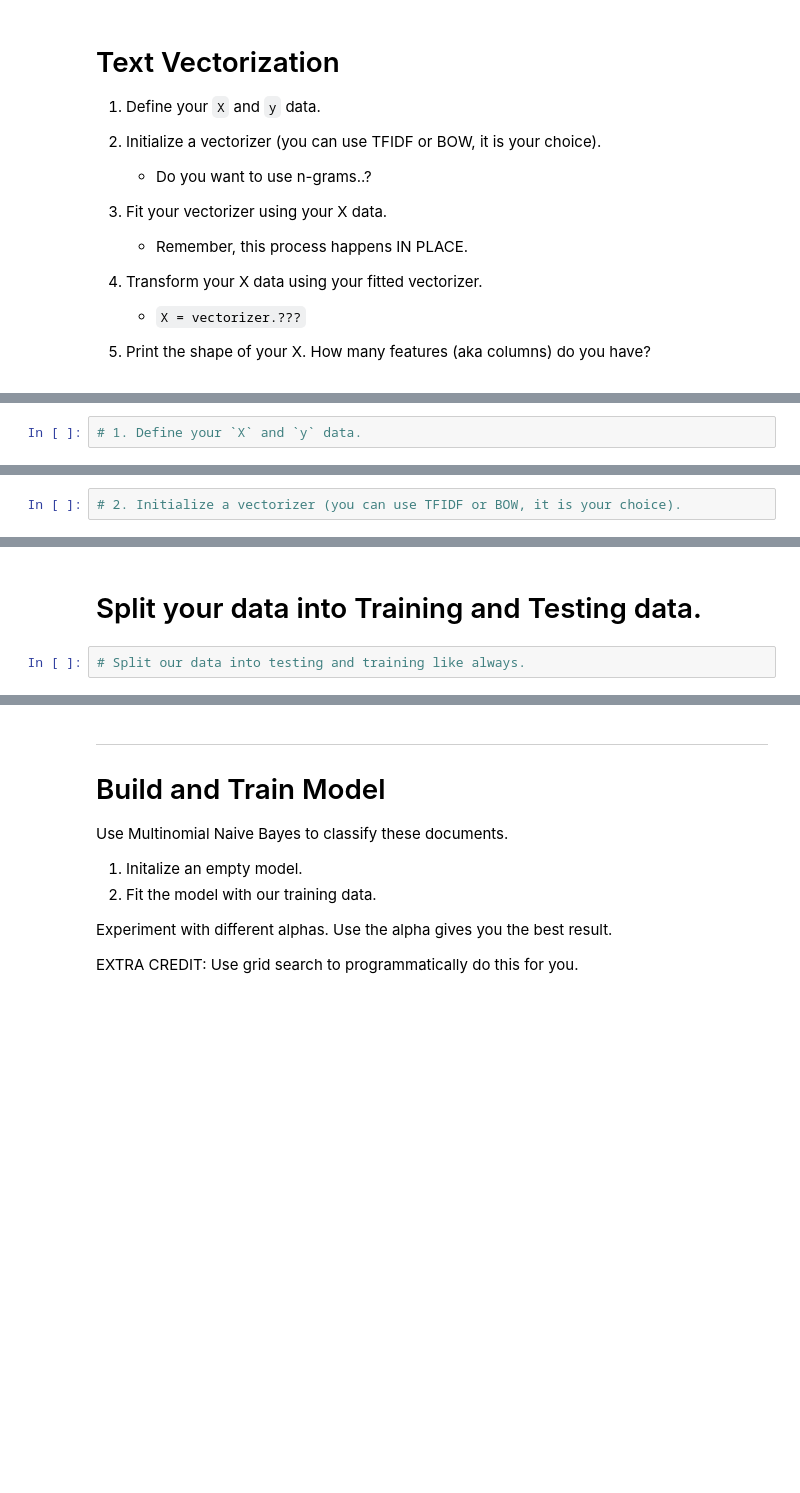
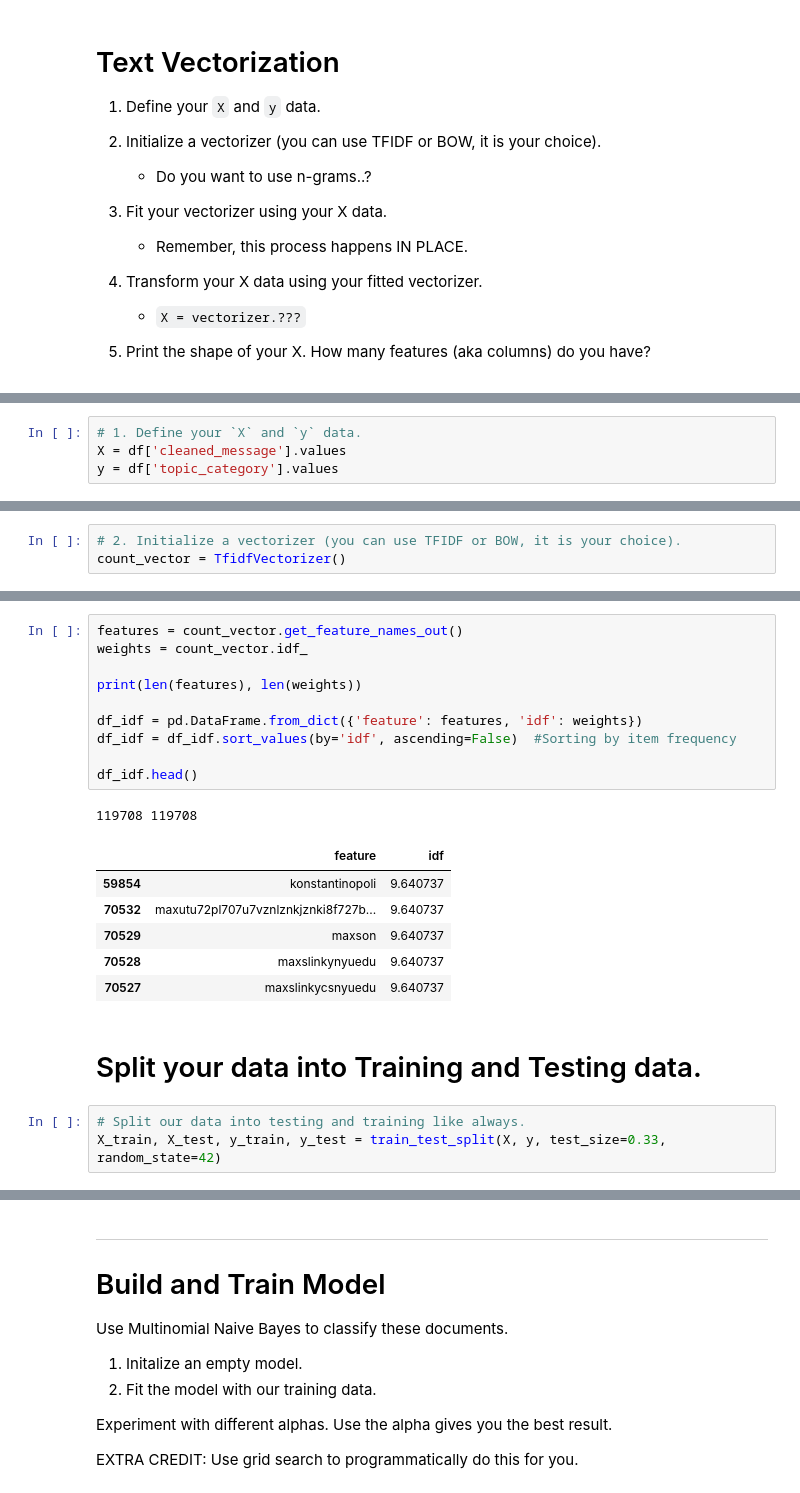
Before and after one commit to deepankarck2/2022-fall-data-science, a Jupyter notebook: Week-07-NLP/Exercise-NLP.ipynb, the cells around one changed output, grey strips where cells are left out. Drawn from its saved outputs; the diff is of its cells as text; blank space fills up the shorter version.

```diff
--- a/Week-07-NLP/Exercise-NLP.ipynb
+++ b/Week-07-NLP/Exercise-NLP.ipynb
@@ -267,2 +276,4 @@ Post-cleaned- Row 6:  bmdelanequadsuchicagoedu brian man delaney subject brain t
 # %%
 # 1. Define your `X` and `y` data.
+X = df['cleaned_message'].values
+y = df['topic_category'].values
@@ -269,4 +286,5 @@ Post-cleaned- Row 6:  bmdelanequadsuchicagoedu brian man delaney subject brain t
 # %%
 # 2. Initialize a vectorizer (you can use TFIDF or BOW, it is your choice).
+count_vector = TfidfVectorizer()
 # %%
 # 3. Fit your vectorizer using your X data
@@ -277,4 +302,23 @@ Post-cleaned- Row 6:  bmdelanequadsuchicagoedu brian man delaney subject brain t
+# %%
+features = count_vector.get_feature_names_out()
+weights = count_vector.idf_
+
+print(len(features), len(weights))
+
+df_idf = pd.DataFrame.from_dict({'feature': features, 'idf': weights})
+df_idf = df_idf.sort_values(by='idf', ascending=False)  #Sorting by item frequency
+
+df_idf.head()
+# %% [output]
+119708 119708
+|  | feature | idf |
+| 59854 | konstantinopoli | 9.640737 |
+| 70532 | maxutu72pl707u7vznlznkjznki8f727b... | 9.640737 |
+| 70529 | maxson | 9.640737 |
+| 70528 | maxslinkynyuedu | 9.640737 |
+| 70527 | maxslinkycsnyuedu | 9.640737 |
 # %% [markdown]
 # Split your data into Training and Testing data.
 # %%
 # Split our data into testing and training like always.
+X_train, X_test, y_train, y_test = train_test_split(X, y, test_size=0.33, random_state=42)
```
Also changed, not shown: parts of 17 cells of this notebook.
